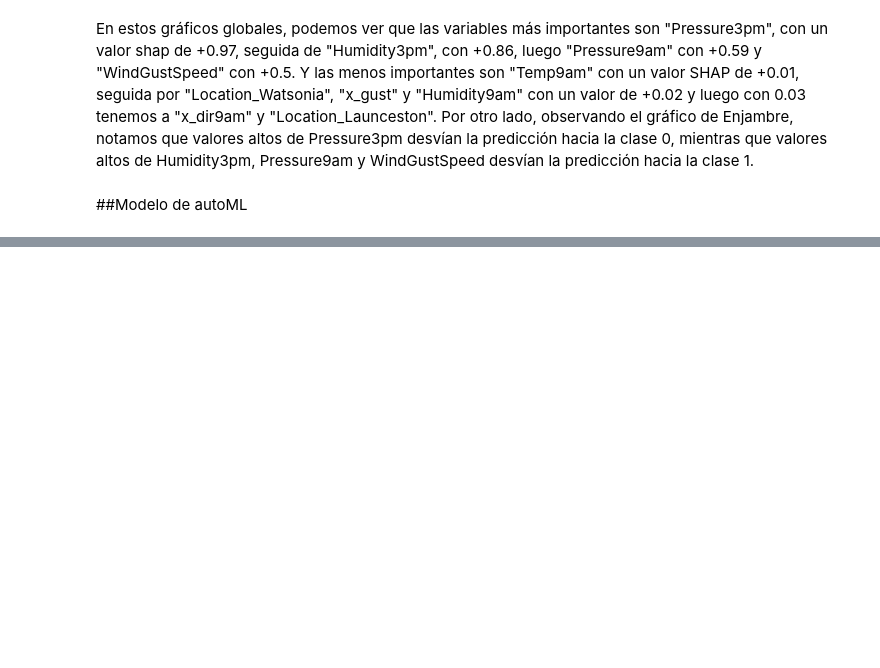
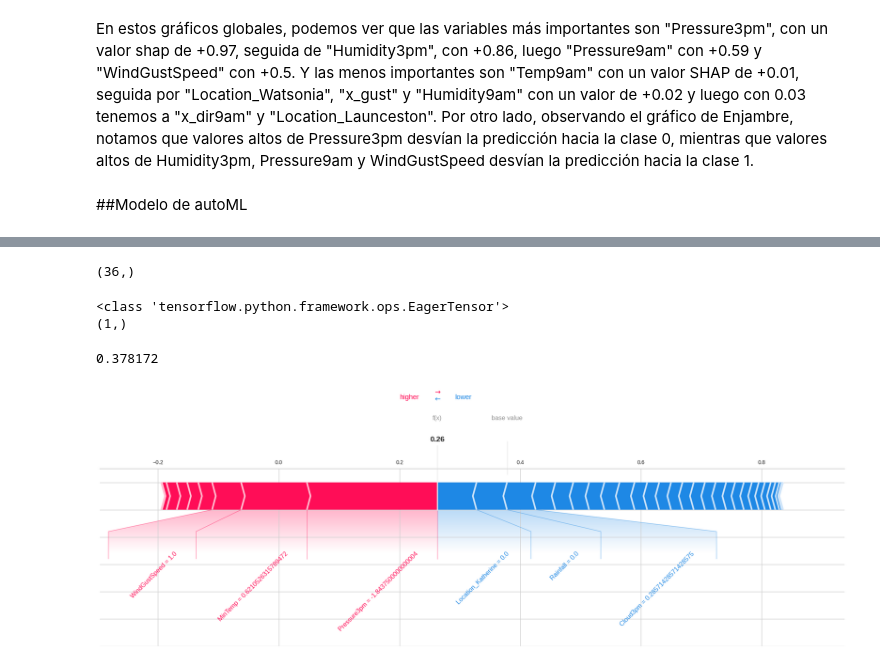
Before and after one commit to LBreccia/AA1-TUIA-Breccia-Justo, a Jupyter notebook: TP_clasificacion_AA1.ipynb, the cells around one changed output, grey strips where cells are left out. Cells and saved outputs as stored; diff of their text form; code cells hidden in the pictures; blank space fills up the shorter version.

```diff
--- a/TP_clasificacion_AA1.ipynb
+++ b/TP_clasificacion_AA1.ipynb
@@ -1010,0 +1294,8 @@ En el último gráfico se muestra la importancia de las variables en el modelo,
+# %%
+X_train_scaled_ = np.array(X_train_scaled)
+
+# Crear el objeto explainer para redes neuronales
+explainer_nn = shap.DeepExplainer(nn_tensorflow.model, X_train_scaled_)
+
+# Calcular los valores SHAP
+shap_values = explainer_nn.shap_values(X_train_scaled_)
@@ -1010,0 +1324,7 @@ En el último gráfico se muestra la importancia de las variables en el modelo,
+# %%
+index=0 #tomamos el primer registro
+nn_tensorflow.model.predict(X_test_scaled)[index]
+
+nn_tensorflow.model.predict(X_test_scaled)[index]
+
+shap_values[index]
@@ -1010,0 +1351,34 @@ En el último gráfico se muestra la importancia de las variables en el modelo,
+# %%
+shap_values_sample = shap_values[index, :, 0]
+X_sample = X_test_scaled[index].reshape(-1)
+X_sample.shape
+# %% [output]
+(36,)
+# %%
+print(type(explainer_nn.expected_value))
+print(explainer_nn.expected_value.shape)
+# %% [output]
+<class 'tensorflow.python.framework.ops.EagerTensor'>
+(1,)
+# %%
+# Como es un tensor, convertimos a un array de NumPy, para que expected_value sea un escalar
+expected_value = explainer_nn.expected_value.numpy() if isinstance(explainer_nn.expected_value, tf.Tensor) else explainer_nn.expected_value
+
+
+# Si expected_value tiene más de una dimensión (como un array de tamaño (1,)), selecciona el primer valor
+expected_value = expected_value.flatten()[0] if expected_value.ndim > 0 else expected_value
+
+print(expected_value)  # Esto debería ser un número escalar
+
+shap.force_plot(
+    expected_value,
+    shap_values_sample,
+    X_sample,
+    feature_names=nombres_columnas,
+    matplotlib=True,
+    figsize=(25, 6),
+    text_rotation=45
+)
+# %% [output]
+0.378172
+[figure, added]
```
Also changed, not shown: parts of 60 cells of this notebook.
